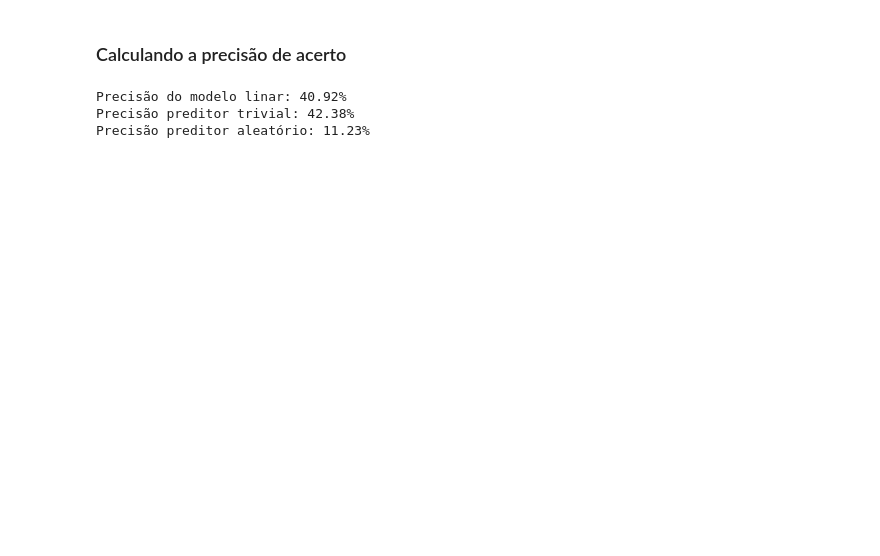
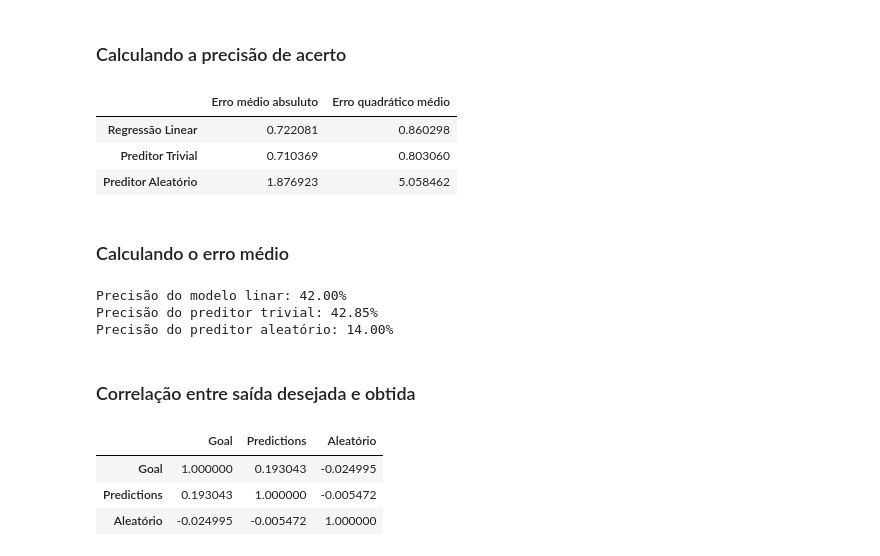
Before and after one commit to LaKHamote/Perceptron, a Jupyter notebook: classificar_vinhos.ipynb, the cells around one changed output. Drawn from its saved outputs; the diff is of its cells as text; code cells hidden in the pictures; blank space fills up the shorter version.

```diff
--- a/classificar_vinhos.ipynb
+++ b/classificar_vinhos.ipynb
@@ -132,20 +133,58 @@ array([-9.9855453e-01,  2.1827182e-01, -2.7886550e+00, -6.5808380e-01,
 # %% [markdown]
 ### Calculando a precisão de acerto
+# %%
+predictions = tf.transpose(model.call(val_data_matrix[:,:nInputs]))[0]
+num_cases = len(predictions)
+goal = val_data_matrix[:,nInputs]
+trivial = tf.reduce_mean(goal)
+kicks = tf.convert_to_tensor([random.randint(1,7) for _ in range(num_cases)], dtype=tf.float32)
+
+mean_error = float(tf.keras.metrics.mean_absolute_error(goal,predictions))
+quadratic_error = float(tf.keras.metrics.mean_squared_error(goal,predictions))
+mean_error_trivial = float(tf.keras.metrics.mean_absolute_error(goal,trivial))
+quadratic_error_trivial = float(tf.keras.metrics.mean_squared_error(goal,trivial))
+mean_error_random = float(tf.keras.metrics.mean_absolute_error(goal,kicks))
+quadratic_error_random = float(tf.keras.metrics.mean_squared_error(goal,kicks))
+pd.DataFrame([
+    [mean_error,quadratic_error],
+    [mean_error_trivial,quadratic_error_trivial],
+    [mean_error_random,quadratic_error_random]
+    ],
+    columns=['Erro médio absuluto','Erro quadrático médio'],
+    index=['Regressão Linear','Preditor Trivial','Preditor Aleatório'])
+# %% [output]
+|  | Erro médio absuluto | Erro quadrático médio |
+| Regressão Linear | 0.722081 | 0.860298 |
+| Preditor Trivial | 0.710369 | 0.803060 |
+| Preditor Aleatório | 1.876923 | 5.058462 |
+# %% [markdown]
+### Calculando o erro médio
 # %%
-predictions = tf.transpose(model.call(val_data_matrix[:,:nInputs]))[0]
-num_cases = len(predictions)
-goal = val_data_matrix[:,nInputs]
-trivial = tf.convert_to_tensor([4 for _ in range(num_cases)], dtype=tf.float32)
-kicks = tf.convert_to_tensor([random.randint(1,8) for _ in range(num_cases)], dtype=tf.float32)
+def getAccuracy(target):
+    return (len([0 for x in abs(goal - tf.round(target)) if x == 0])/num_cases) * 1e2
 
-accuracy = (len([0 for x in abs(goal - predictions) if x < 0.5])/num_cases) * 1e2
-trivial_accuracy = (len([0 for x in abs(goal - trivial) if x < 0.5])/num_cases) * 1e2
-random_accuracy = (len([0 for x in abs(goal - kicks) if x < 0.5])/num_cases) * 1e2
+accuracy = getAccuracy(predictions)
+trivial_accuracy = getAccuracy(trivial)
+random_accuracy = getAccuracy(kicks)
 
 print(f'Precisão do modelo linar: {accuracy:.2f}%')
-print(f'Precisão preditor trivial: {trivial_accuracy:.2f}%')
-print(f'Precisão preditor aleatório: {random_accuracy:.2f}%')
+print(f'Precisão do preditor trivial: {trivial_accuracy:.2f}%')
+print(f'Precisão do preditor aleatório: {random_accuracy:.2f}%')
 # %% [output]
-Precisão do modelo linar: 40.92%
-Precisão preditor trivial: 42.38%
-Precisão preditor aleatório: 11.23%
+Precisão do modelo linar: 42.00%
+Precisão do preditor trivial: 42.85%
+Precisão do preditor aleatório: 14.00%
+# %% [markdown]
+### Correlação entre saída desejada e obtida
+# %%
+correlation = pd.DataFrame()
+correlation['Goal'] = goal.numpy()
+correlation['Predictions'] = predictions.numpy()
+#correlation['Trivial'] = trivial.numpy() # como é constante não há correlação
+correlation['Aleatório'] = kicks.numpy()
+correlation.corr()
+# %% [output]
+|  | Goal | Predictions | Aleatório |
+| Goal | 1.000000 | 0.193043 | -0.024995 |
+| Predictions | 0.193043 | 1.000000 | -0.005472 |
+| Aleatório | -0.024995 | -0.005472 | 1.000000 |
```
Also changed, not shown: parts of 3 cells of this notebook, 2 other files.
